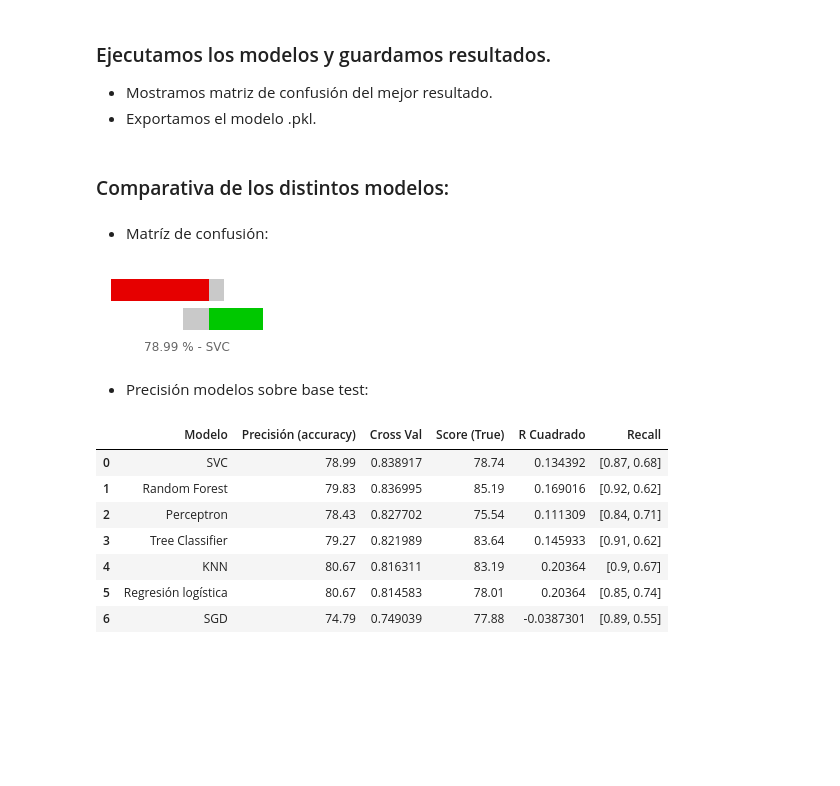
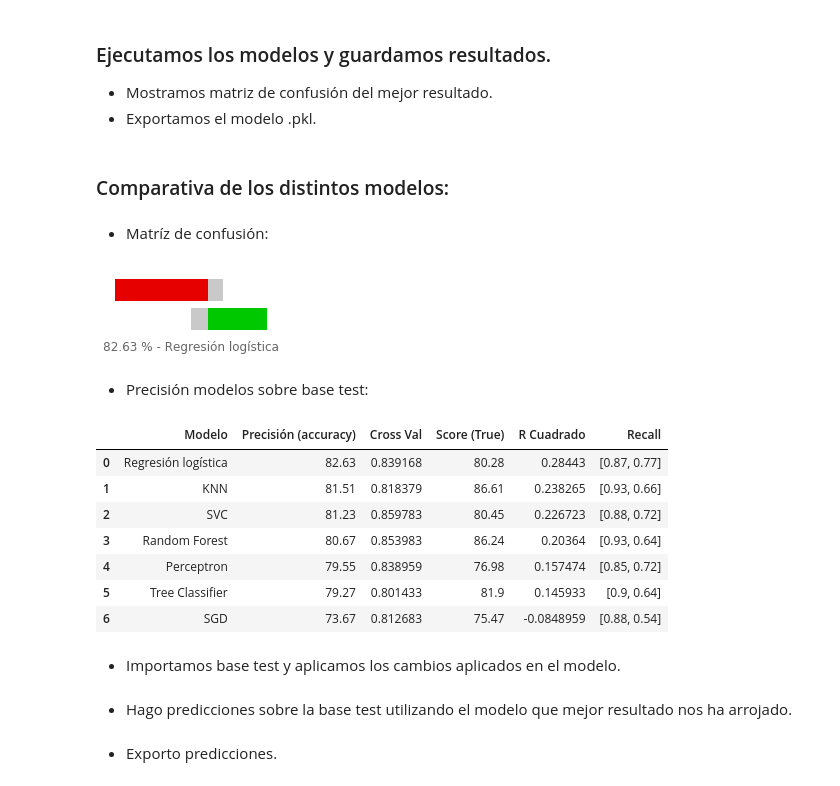
Before and after one commit to JVPA/Kaggle, a Jupyter notebook: Titanic. Machine Learning from Disaster.ipynb, the cells around one changed output. Drawn from its saved outputs; the diff is of its cells as text; code cells hidden in the pictures; blank space fills up the shorter version.

```diff
--- a/Titanic. Machine Learning from Disaster.ipynb
+++ b/Titanic. Machine Learning from Disaster.ipynb
@@ -33,8 +33,7 @@ def markdown(txt):
     display(Markdown(txt))
 # %%
 def plot(df, col):
-    df_temp = df.groupby(col)['Survived']
-    df_temp = df_temp.sum() / df_temp.count()
+    df_temp = df.groupby([col], as_index = True).mean()['Survived'].sort_values(ascending = True)
 
     Grafico = df_temp.plot(kind = 'barh'
                        , width = 0.5
@@ -111,0 +131,5 @@ df.head()
+# %%
+df['Title'] = df.Name.str.extract('([A-Za-z]+)\.')
+
+medias = df.groupby(['Title'], as_index = True).mean()['Age'].sort_values(ascending = True).to_dict()
+medias
@@ -112,3 +156,6 @@ df.head()
+# %%
+df.fillna({'Age': df.Title.map(medias)
+          , 'Embarked': df.Embarked.value_counts().index.tolist()[0]}, inplace = True)
 # %%
 df.describe()
 # %% [output]
@@ -124,13 +171,14 @@ df.describe()
 # %% [markdown]
 ### Gráfico de impacto por cada una de las variables:
 # %%
-df['Edad'] = df.Age.map(lambda x: 'Hasta 18' if x <= 18 else ('Hasta 60' if x <= 60 else 'Mayor de 60'))
-df['Precio'] = df.Fare.map(lambda x: 'Hasta 50 $' if x <= 50 else ('Hasta 100 $' if x <= 100 else 'Mas de 100 $'))
+df['Edad'] = df.Age.map(lambda x: 'Niños' if x <= 15 else ('Adultos' if x <= 65 else 'Ancianos'))
+df['Precio'] = df.Fare.map(lambda x: '< 40 $' if x <= 40 else ('< 80 $' if x <= 80 else '> 100 $'))
+df['Tamaño Familia'] = df['SibSp'] + df['Parch']
 
-columnsList = ['Pclass', 'Sex', 'SibSp', 'Parch', 'Embarked','Edad', 'Precio']
+columnsList = ['Pclass', 'Sex', 'Tamaño Familia', 'Embarked','Edad', 'Precio']
 markdown(f'### Mortalidad en función de cada variable')
 
-Grafico = plt.figure(figsize =(5, 15))
+Grafico = plt.figure(figsize =(5, 14))
 Grafico.patch.set_facecolor('white')
 
 plt.subplots_adjust(hspace = .7)
@@ -142,6 +190,6 @@ for i in range(1,len(columnsList) + 1):
 plt.show()
 plt.close()
 
-df = df.drop(['Edad','Precio'], axis='columns')
+df = df.drop(['PassengerId','Name','Cabin','SibSp','Parch','Tamaño Familia','Edad','Precio'], axis='columns')
 # %% [output]
 ### Mortalidad en función de cada variable
@@ -197,7 +245,7 @@ Pipe = ColumnTransformer(
 * Exportamos el modelo .pkl.
 # %%
 Result = {}
-kf = KFold(n_splits = 5)
+kf = KFold(n_splits = 10)
 
 markdown(f'### Comparativa de los distintos modelos:')
 
@@ -207,46 +255,47 @@ for i in Params:
                           ('Modelo', Params[i])])
     clf.fit(XE, ye)
     Score.append(round(np.mean(yt == clf.predict(XT)) * 100, 2))
     Score.append(cross_val_score(clf, XE, ye, cv=kf, scoring = 'accuracy').mean())
     Score.append(round(precision_score(yt, clf.predict(XT), labels = [0, 1], pos_label = 1) * 100, 2))
     Score.append(r2_score(yt, clf.predict(XT)))
     Score.append(recall_score(yt, clf.predict(XT), average = None).round(2))
     Result[i] = Score
 
 Result = (pd.DataFrame(Result, index=['Precisión (accuracy)'
                                       , 'Cross Val'
                                       , 'Score (True)'
                                       , 'R Cuadrado'
                                       , 'Recall'])
           .transpose()
-          .sort_values(by = 'Cross Val'
+          .sort_values(by = 'Precisión (accuracy)'
                        , ascending = False)
           .reset_index()
           .rename(columns = {'index':'Modelo'})
          )
 
 markdown(f'* Matríz de confusión:')
-clf = Pipeline(steps=[('Prepo', Pipe),
+
+Best = Pipeline(steps=[('Prepo', Pipe),
                       ('Modelo', Params[Result['Modelo'][0]])])
 
-clf.fit(XE, ye)
-joblib.dump(clf, 'Models.pkl', compress = 1)
-model = joblib.load('models.pkl')
+Best.fit(XE, ye)
 
-Grafico = matriz(yt, model.predict(XT), Result['Modelo'][0])
+Grafico = matriz(yt, Best.predict(XT), Result['Modelo'][0])
 markdown(f'* Precisión modelos sobre base test:')
 
 Result
 # %% [output]
 ### Comparativa de los distintos modelos:
 * Matríz de confusión:
-[figure, old version]
+[figure, new version]
 * Precisión modelos sobre base test:
 |  | Modelo | Precisión (accuracy) | Cross Val | Score (True) | R Cuadrado | Recall |
-| 0 | SVC | 78.99 | 0.838917 | 78.74 | 0.134392 | [0.87, 0.68] |
-| 1 | Random Forest | 79.83 | 0.836995 | 85.19 | 0.169016 | [0.92, 0.62] |
-| 2 | Perceptron | 78.43 | 0.827702 | 75.54 | 0.111309 | [0.84, 0.71] |
-| 3 | Tree Classifier | 79.27 | 0.821989 | 83.64 | 0.145933 | [0.91, 0.62] |
-| 4 | KNN | 80.67 | 0.816311 | 83.19 | 0.20364 | [0.9, 0.67] |
-| 5 | Regresión logística | 80.67 | 0.814583 | 78.01 | 0.20364 | [0.85, 0.74] |
-| 6 | SGD | 74.79 | 0.749039 | 77.88 | -0.0387301 | [0.89, 0.55] |
+| 0 | Regresión logística | 82.63 | 0.839168 | 80.28 | 0.28443 | [0.87, 0.77] |
+| 1 | KNN | 81.51 | 0.818379 | 86.61 | 0.238265 | [0.93, 0.66] |
+| 2 | SVC | 81.23 | 0.859783 | 80.45 | 0.226723 | [0.88, 0.72] |
+| 3 | Random Forest | 80.67 | 0.853983 | 86.24 | 0.20364 | [0.93, 0.64] |
+| 4 | Perceptron | 79.55 | 0.838959 | 76.98 | 0.157474 | [0.85, 0.72] |
+| 5 | Tree Classifier | 79.27 | 0.801433 | 81.9 | 0.145933 | [0.9, 0.64] |
+| 6 | SGD | 73.67 | 0.812683 | 75.47 | -0.0848959 | [0.88, 0.54] |
+# %% [markdown]
+* Importamos base test y aplicamos los cambios aplicados en el modelo.
@@ -252,0 +308,2 @@ Result
+# %% [markdown]
+* Hago predicciones sobre la base test utilizando el modelo que mejor resultado nos ha arrojado.
@@ -252,0 +312,2 @@ Result
+# %% [markdown]
+* Exporto predicciones.
```
Also changed, not shown: parts of 11 cells of this notebook.
